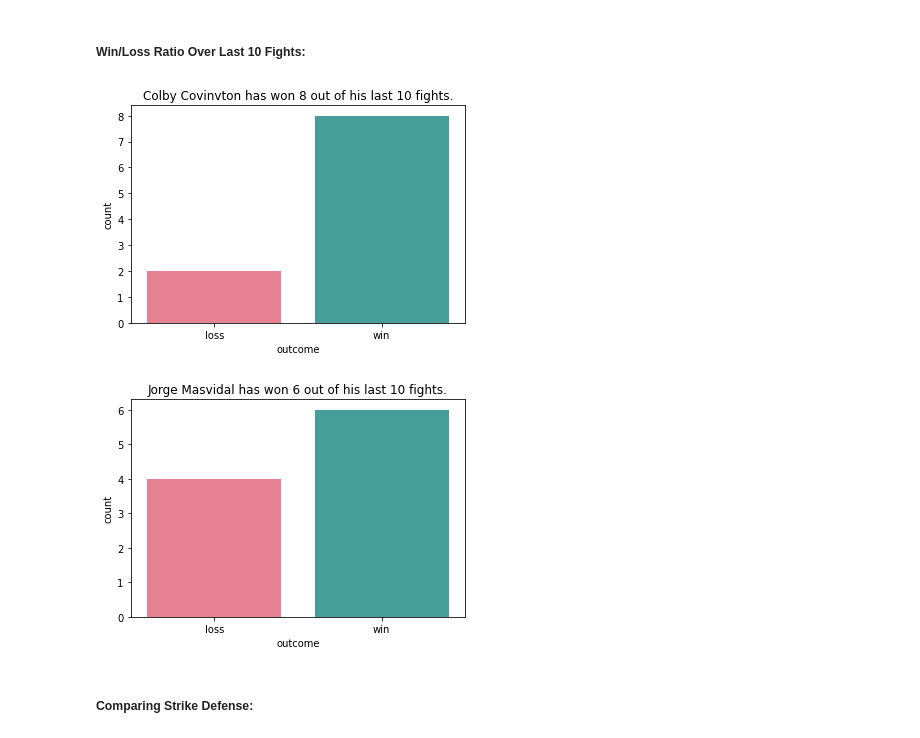
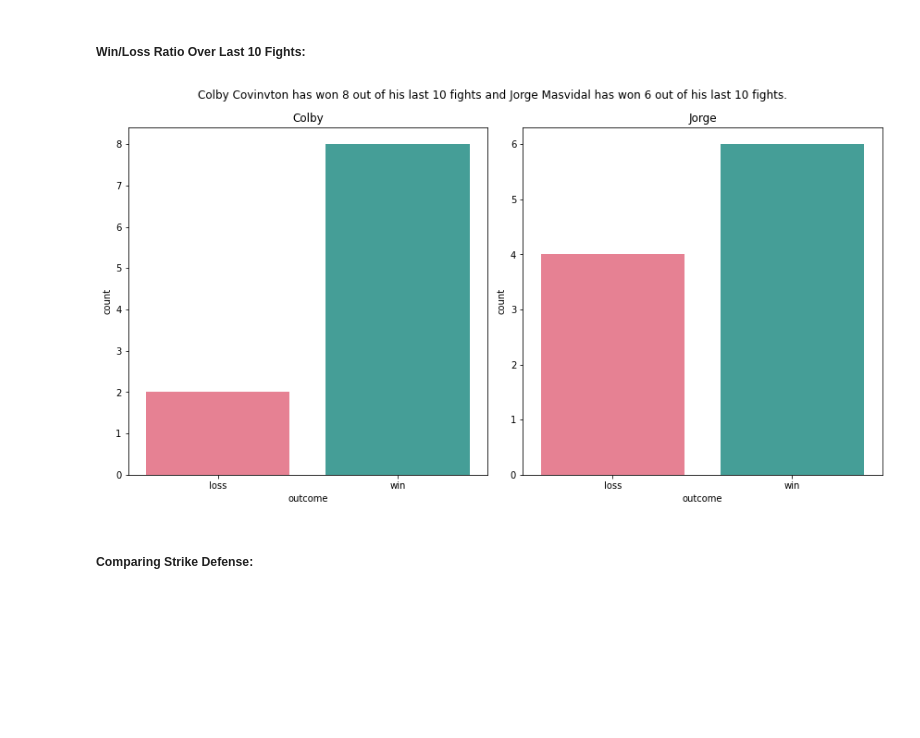
Before and after one commit to chloerwhitaker/UFC-Project, a Jupyter notebook: Refined_Final_Fight_Card_Predictor.ipynb, the cells around one changed output. Drawn from its saved outputs; the diff is of its cells as text; code cells hidden in the pictures; blank space fills up the shorter version.

```diff
--- a/Refined_Final_Fight_Card_Predictor.ipynb
+++ b/Refined_Final_Fight_Card_Predictor.ipynb
@@ -330,17 +329,10 @@ jorge_diff.head(1)
 | 0 | UFC 261: Usman vs. Masvidal 2 | Jorge Masvidal | Kamaru Usman | loss | Orthodox | Switch | 0 | -2 | -0.41 | ... |
 # %% [markdown]
 ##### Win/Loss Ratio Over Last 10 Fights:
-# %%
-sns.countplot(x="outcome", data=colby_diff, palette="husl");
-plt.title("Colby Covinvton has won 8 out of his last 10 fights.")
-plt.show()
-# %% [output]
-[figure, removed]
-# %%
-sns.countplot(x="outcome", data=jorge_diff, palette="husl");
-plt.title("Jorge Masvidal has won 6 out of his last 10 fights.")
-plt.show()
-# %% [output]
-[figure, removed]
+# %%
+# win/loss comparison using function from Viz_ufc.py
+win_loss = win_loss_viz()
+# %% [output]
+[figure, added]
 # %% [markdown]
 ##### Comparing Strike Defense:
```
Also changed, not shown: parts of 18 cells of this notebook.
